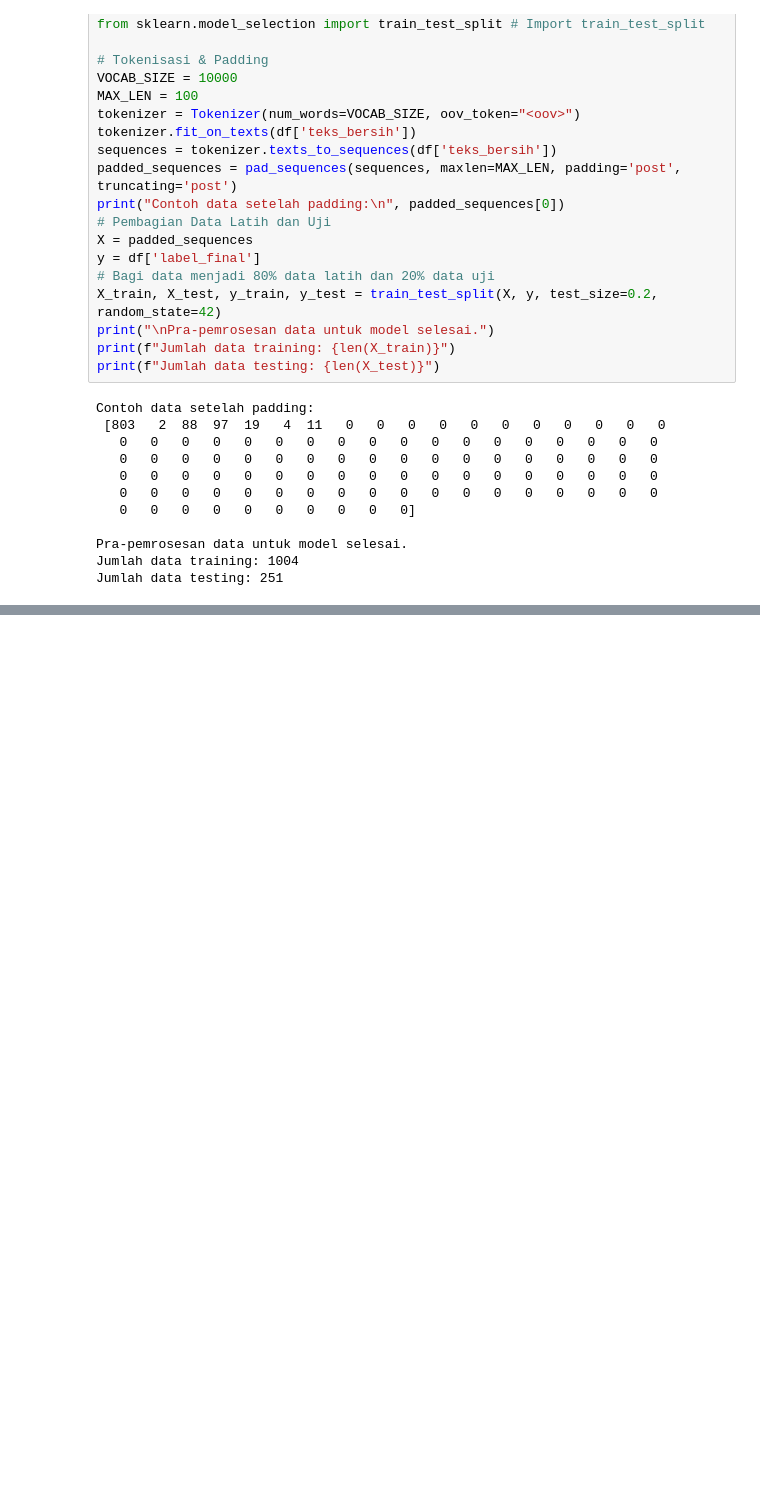
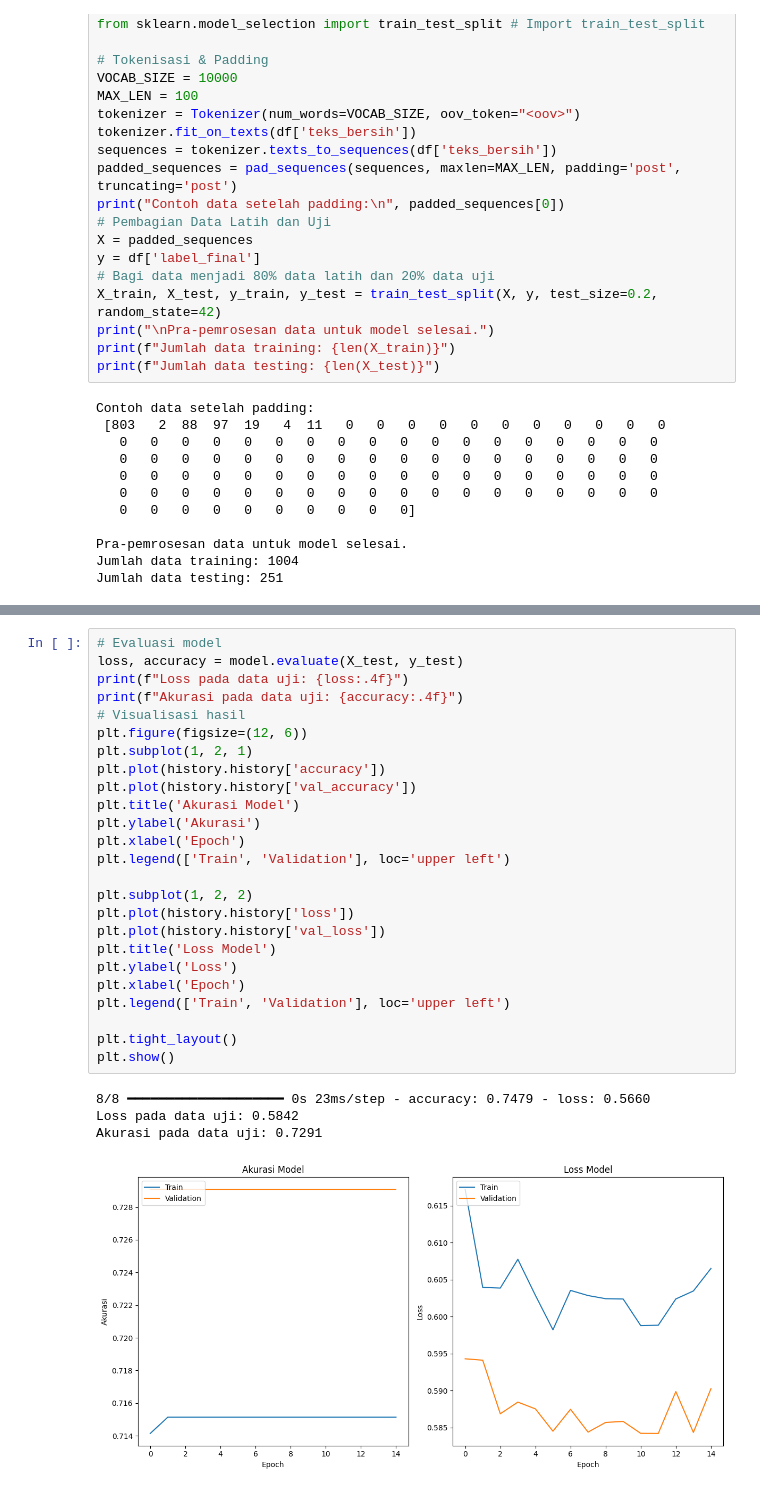
Before and after one commit to Aldevand/buzzer-detecction-lstm, a Jupyter notebook: buzzer_detection_lstm.ipynb, the cells around one changed output, grey strips where cells are left out. Drawn from its saved outputs; the diff is of its cells as text; blank space fills up the shorter version.

```diff
--- a/buzzer_detection_lstm.ipynb
+++ b/buzzer_detection_lstm.ipynb
@@ -263,0 +293,30 @@ Jumlah data testing: 251
+# %%
+# Evaluasi model
+loss, accuracy = model.evaluate(X_test, y_test)
+print(f"Loss pada data uji: {loss:.4f}")
+print(f"Akurasi pada data uji: {accuracy:.4f}")
+# Visualisasi hasil
+plt.figure(figsize=(12, 6))
+plt.subplot(1, 2, 1)
+plt.plot(history.history['accuracy'])
+plt.plot(history.history['val_accuracy'])
+plt.title('Akurasi Model')
+plt.ylabel('Akurasi')
+plt.xlabel('Epoch')
+plt.legend(['Train', 'Validation'], loc='upper left')
+
+plt.subplot(1, 2, 2)
+plt.plot(history.history['loss'])
+plt.plot(history.history['val_loss'])
+plt.title('Loss Model')
+plt.ylabel('Loss')
+plt.xlabel('Epoch')
+plt.legend(['Train', 'Validation'], loc='upper left')
+
+plt.tight_layout()
+plt.show()
+# %% [output]
+8/8 ━━━━━━━━━━━━━━━━━━━━ 0s 23ms/step - accuracy: 0.7479 - loss: 0.5660
+Loss pada data uji: 0.5842
+Akurasi pada data uji: 0.7291
+[figure, added]
```
Also changed, not shown: parts of 7 cells of this notebook.
